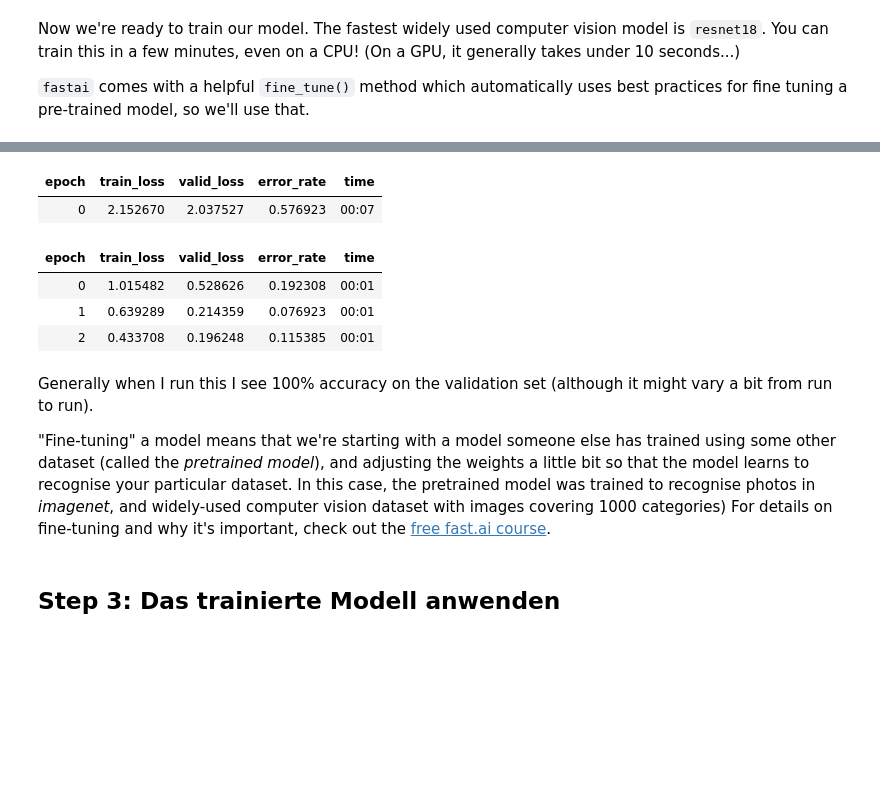
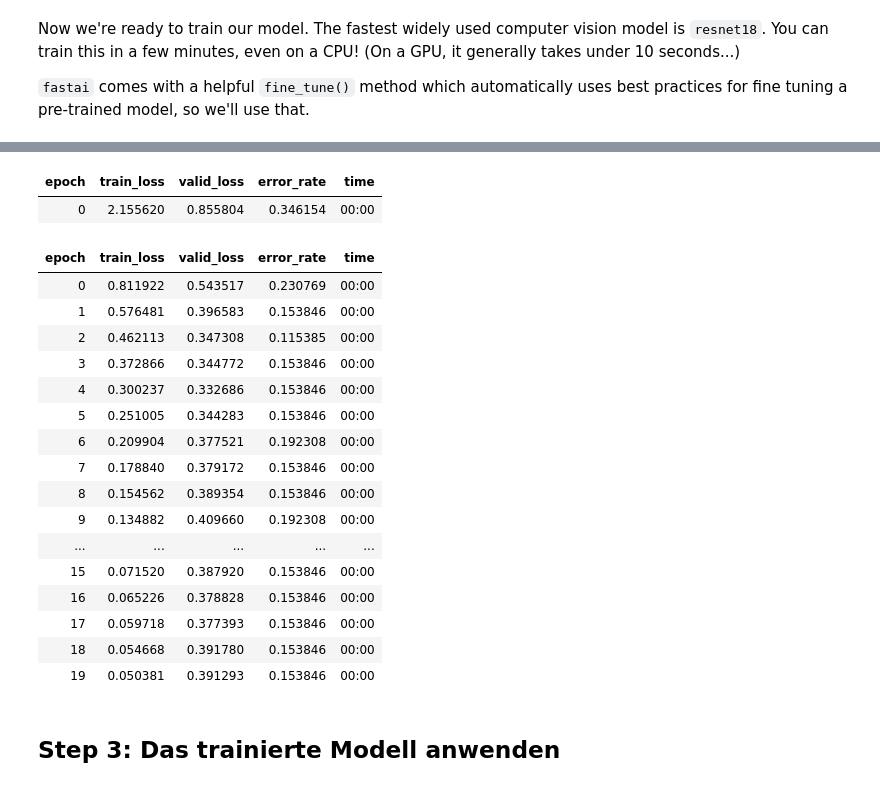
Before and after one commit to dnhshl/cc-ai, a Jupyter notebook: obstsalat3.ipynb, the cells around one changed output, grey strips where cells are left out. Cells and saved outputs as stored; diff of their text form; code cells hidden in the pictures; blank space fills up the shorter version.

```diff
--- a/obstsalat3.ipynb
+++ b/obstsalat3.ipynb
@@ -128,6 +60,12 @@ Anmerkung: die nachfolgenden Punkte sind eins-zu-eins aus dem fast.ai Notebook
 
 To train a model, we'll need `DataLoaders`, which is an object that contains a *training set* (the images used to create a model) and a *validation set* (the images used to check the accuracy of a model -- not used during training). In `fastai` we can create that easily using a `DataBlock`, and view sample images from it:
 # %%
+from fastai.vision.all import *
+from fastai.data.block import *
+
+classes = 'apple','orange', 'pear'
+path = Path('./images/fruits')
+
 dls = DataBlock(
     blocks=(ImageBlock, CategoryBlock),
     get_items=get_image_files,
@@ -166,6 +104,6 @@ Now we're ready to train our model. The fastest widely used computer vision mode
 
 `fastai` comes with a helpful `fine_tune()` method which automatically uses best practices for fine tuning a pre-trained model, so we'll use that.
 # %%
-learn = vision_learner(dls, resnet18, metrics=error_rate)
-learn.fine_tune(3)
+model = vision_learner(dls, resnet18, metrics=error_rate)
+model.fine_tune(20)
 # %% [output]
@@ -173,13 +110,22 @@ Downloading: "https://download.pytorch.org/models/resnet18-f37072fd.pth" to /roo
 | epoch | train_loss | valid_loss | error_rate | time |
-| 0 | 2.152670 | 2.037527 | 0.576923 | 00:07 |
+| 0 | 2.155620 | 0.855804 | 0.346154 | 00:00 |
 | epoch | train_loss | valid_loss | error_rate | time |
-| 0 | 1.015482 | 0.528626 | 0.192308 | 00:01 |
-| 1 | 0.639289 | 0.214359 | 0.076923 | 00:01 |
-| 2 | 0.433708 | 0.196248 | 0.115385 | 00:01 |
+| 0 | 0.811922 | 0.543517 | 0.230769 | 00:00 |
+| 1 | 0.576481 | 0.396583 | 0.153846 | 00:00 |
+| 2 | 0.462113 | 0.347308 | 0.115385 | 00:00 |
+| 3 | 0.372866 | 0.344772 | 0.153846 | 00:00 |
+| 4 | 0.300237 | 0.332686 | 0.153846 | 00:00 |
+| 5 | 0.251005 | 0.344283 | 0.153846 | 00:00 |
+| 6 | 0.209904 | 0.377521 | 0.192308 | 00:00 |
+| 7 | 0.178840 | 0.379172 | 0.153846 | 00:00 |
+| 8 | 0.154562 | 0.389354 | 0.153846 | 00:00 |
+| 9 | 0.134882 | 0.409660 | 0.192308 | 00:00 |
+| ... | ... | ... | ... | ... |
+| 15 | 0.071520 | 0.387920 | 0.153846 | 00:00 |
+| 16 | 0.065226 | 0.378828 | 0.153846 | 00:00 |
+| 17 | 0.059718 | 0.377393 | 0.153846 | 00:00 |
+| 18 | 0.054668 | 0.391780 | 0.153846 | 00:00 |
+| 19 | 0.050381 | 0.391293 | 0.153846 | 00:00 |
-# %% [markdown]
-Generally when I run this I see 100% accuracy on the validation set (although it might vary a bit from run to run).
-
-"Fine-tuning" a model means that we're starting with a model someone else has trained using some other dataset (called the *pretrained model*), and adjusting the weights a little bit so that the model learns to recognise your particular dataset. In this case, the pretrained model was trained to recognise photos in *imagenet*, and widely-used computer vision dataset with images covering 1000 categories) For details on fine-tuning and why it's important, check out the [free fast.ai course](https://course.fast.ai/).
 # %% [markdown]
 ## Step 3: Das trainierte Modell anwenden
 # %% [markdown]
```
Also changed, not shown: parts of 29 cells of this notebook.
